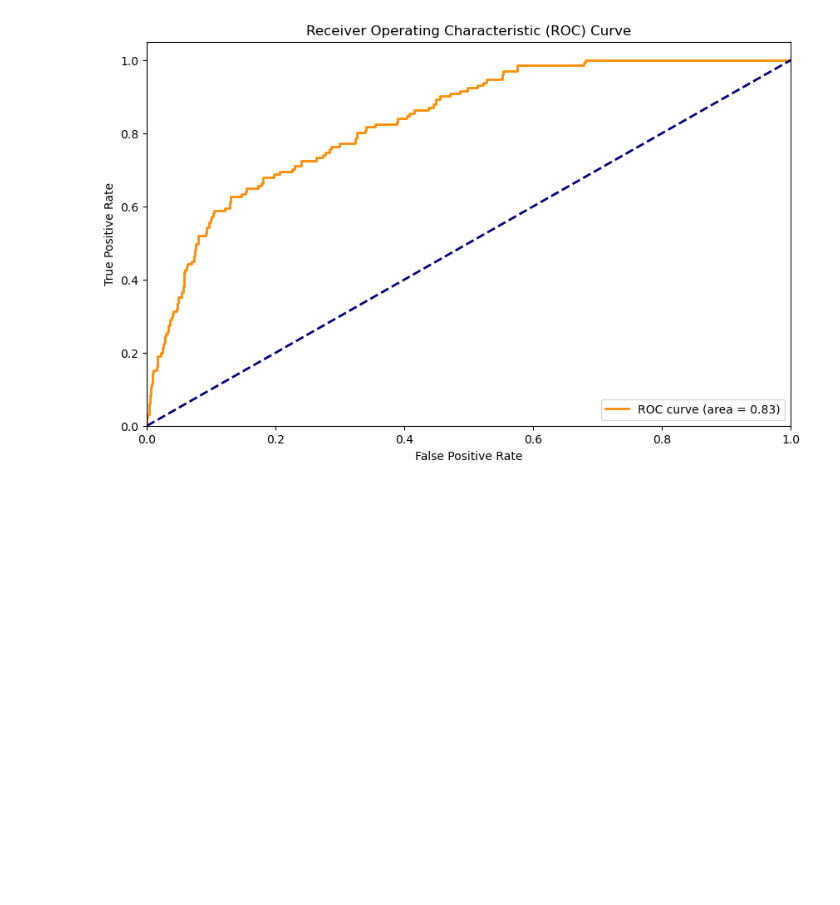
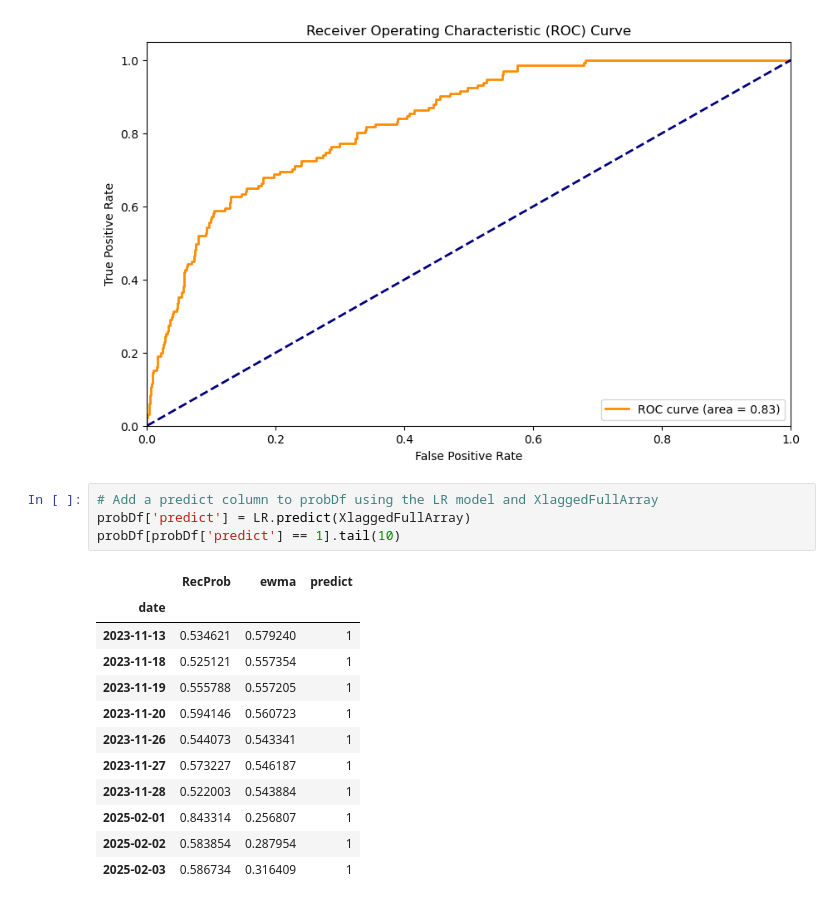
Before and after one commit to zen0fall/RecessionProbabilityCalculator, a Jupyter notebook: RecessionProbCalcAuto.ipynb, the cells around one changed output. Saved outputs shown, nothing was run; the diff lists cells and outputs as text; blank space fills up the shorter version.

```diff
--- a/RecessionProbCalcAuto.ipynb
+++ b/RecessionProbCalcAuto.ipynb
@@ -413,3 +415,20 @@ plt.legend(loc="lower right")
 plt.show()
 # %% [output]
 [figure]
+# %%
+# Add a predict column to probDf using the LR model and XlaggedFullArray
+probDf['predict'] = LR.predict(XlaggedFullArray)
+probDf[probDf['predict'] == 1].tail(10)
+# %% [output]
+|  | RecProb | ewma | predict |
+| date |  |  |  |
+| 2023-11-13 | 0.534621 | 0.579240 | 1 |
+| 2023-11-18 | 0.525121 | 0.557354 | 1 |
+| 2023-11-19 | 0.555788 | 0.557205 | 1 |
+| 2023-11-20 | 0.594146 | 0.560723 | 1 |
+| 2023-11-26 | 0.544073 | 0.543341 | 1 |
+| 2023-11-27 | 0.573227 | 0.546187 | 1 |
+| 2023-11-28 | 0.522003 | 0.543884 | 1 |
+| 2025-02-01 | 0.843314 | 0.256807 | 1 |
+| 2025-02-02 | 0.583854 | 0.287954 | 1 |
+| 2025-02-03 | 0.586734 | 0.316409 | 1 |
```
Also changed, not shown: parts of 1 cell of this notebook.
